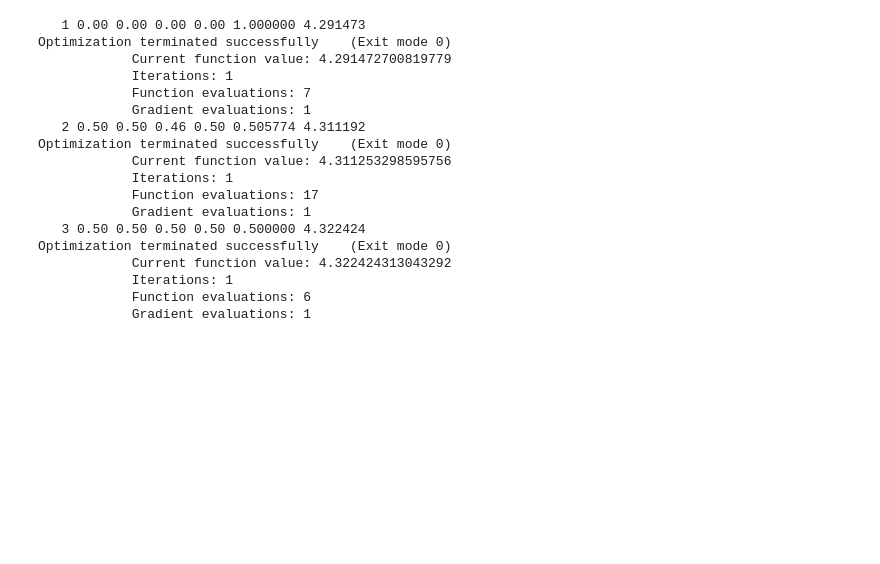
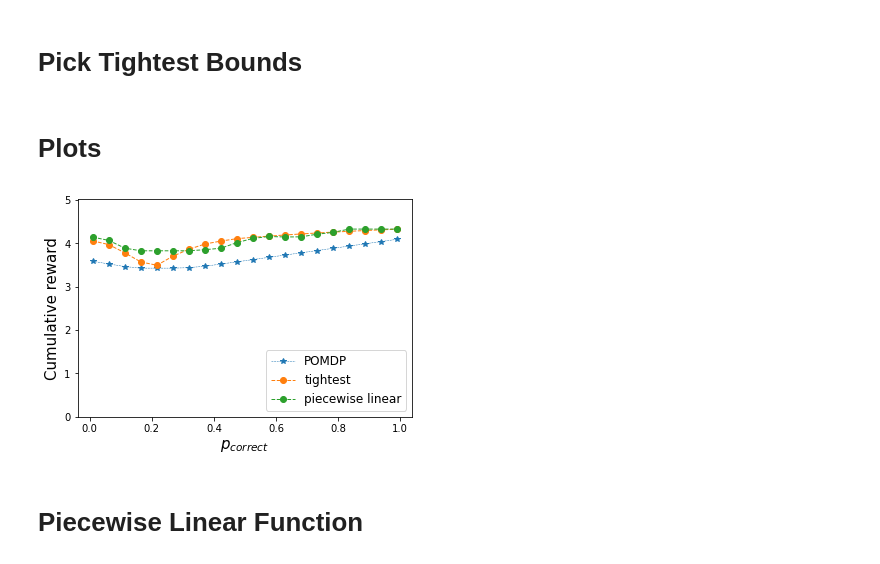
Before and after one commit to irom-lab/performance-limits, a Jupyter notebook: lava-problem/test.ipynb, the cells around one changed output. Cells and saved outputs as stored; diff of their text form; code cells hidden in the pictures; blank space fills up the shorter version.

Commit message:
Piecewise-linear functions

```diff
--- a/lava-problem/test.ipynb
+++ b/lava-problem/test.ipynb
@@ -29,7 +31,7 @@ bounds_f_inverse = []
 #Setup for finding tightest bounds
 #func_list = [ 'Kullback_Leibler', 'Total_Variation','Chi_Squared','Negative_Log']
 #func_list = [ 'Kullback_Leibler', 'Negative_Log','Total_Variation', 'Chi_Squared', 'Jensen_Shannon','Squared_Hellinger_Distance','Neyman_Chi_Squared']
-func_list = [ 'Kullback_Leibler', 'Negative_Log','Total_Variation', 'Chi_Squared','Neyman_Chi_Squared']
+#func_list = [ 'Kullback_Leibler', 'Negative_Log','Total_Variation', 'Chi_Squared','Neyman_Chi_Squared']
 #'Negative_Log',
 
 #c01 = np.tile(np.array([0,1,0,0]),(7,1))
@@ -104,8 +99,8 @@ Optimization terminated successfully    (Exit mode 0)
 # %%
 # Loop
-#coefs = []
-#vals = []
-#results = []
+coefs = []
+vals = []
+results = []
 for ind in range(17, 20):
 #for p_correct in p_correct_vals:
 	p_correct = p_correct_vals[ind]
@@ -121,25 +116,8 @@ for ind in range(17, 20):
 	results.append(res)
 	coefs.append(res.x)
 	vals.append(res.fun)
-# %% [output]
-   1 0.00 0.00 0.00 0.00 1.000000 4.291473
-Optimization terminated successfully    (Exit mode 0)
-            Current function value: 4.291472700819779
-            Iterations: 1
-            Function evaluations: 7
-            Gradient evaluations: 1
-   2 0.50 0.50 0.46 0.50 0.505774 4.311192
-Optimization terminated successfully    (Exit mode 0)
-            Current function value: 4.311253298595756
-            Iterations: 1
-            Function evaluations: 17
-            Gradient evaluations: 1
-   3 0.50 0.50 0.50 0.50 0.500000 4.322424
-Optimization terminated successfully    (Exit mode 0)
-            Current function value: 4.322424313043292
-            Iterations: 1
-            Function evaluations: 6
-            Gradient evaluations: 1
+# %% [markdown]
+# Pick Tightest Bounds
 # %%
 bounds_f_inverse = []
 func_list = ['Kullback_Leibler', 'Negative_Log', 'Total_Variation', 'Chi_Squared', 'Jensen_Shannon', 'Squared_Hellinger_Distance','Neyman_Chi_Squared']
@@ -169,3 +147,35 @@ def tight_bound(p_correct):
 for p_correct in p_correct_vals:
     bound_f_inverse = tight_bound(p_correct)
     bounds_f_inverse.append(bound_f_inverse)
+# %% [markdown]
+# Plots
+# %%
+bds = []
+for i in results:
+    bds.append(i[1])
+#bds = [4.10549890726847,5,5,3.6768940702048005,3.6768940702048,3.676894070204799,3.7181342298278213,3.859663124227767,3.923903566402169,3.9475951125023236,5,5,4.105327439930643,5,5,5,5,5,4.324995749999707]
+# %%
+import matplotlib.pyplot as plt
+# Plot POMDP v picked tightest bounds
+opt_data = np.load("results/lava_problem_optimal_results.npz")
+p_correct_vals = opt_data['p_correct_vals']
+opt_values = opt_data['opt_values']
+
+# Plot
+fig, ax = plt.subplots()
+ax.plot(p_correct_vals, opt_values, '*--', label='POMDP', linewidth=0.5)
+
+data = np.load("tightest_bounds.npz")
+bounds = data['bounds']
+ax.plot(p_correct_vals, bounds, 'o--', label='tightest', linewidth=1)
+
+ax.plot(p_correct_vals, bds, 'o--', label = 'piecewise linear', linewidth = 1)
+
+plt.xlabel('$p_{correct}$', fontsize=15)
+plt.ylabel('Cumulative reward', fontsize=15)
+plt.legend(fontsize=12, loc='lower right')
+plt.ylim([0, 5.01])
+plt.savefig('PLn=2.svg', dpi=200)
+plt.show()
+# %% [output]
+[figure, added]
@@ -171,0 +207,2 @@ for p_correct in p_correct_vals:
+# %% [markdown]
+# Piecewise Linear Function
```
Also changed, not shown: parts of 27 cells of this notebook, 19 other files.
